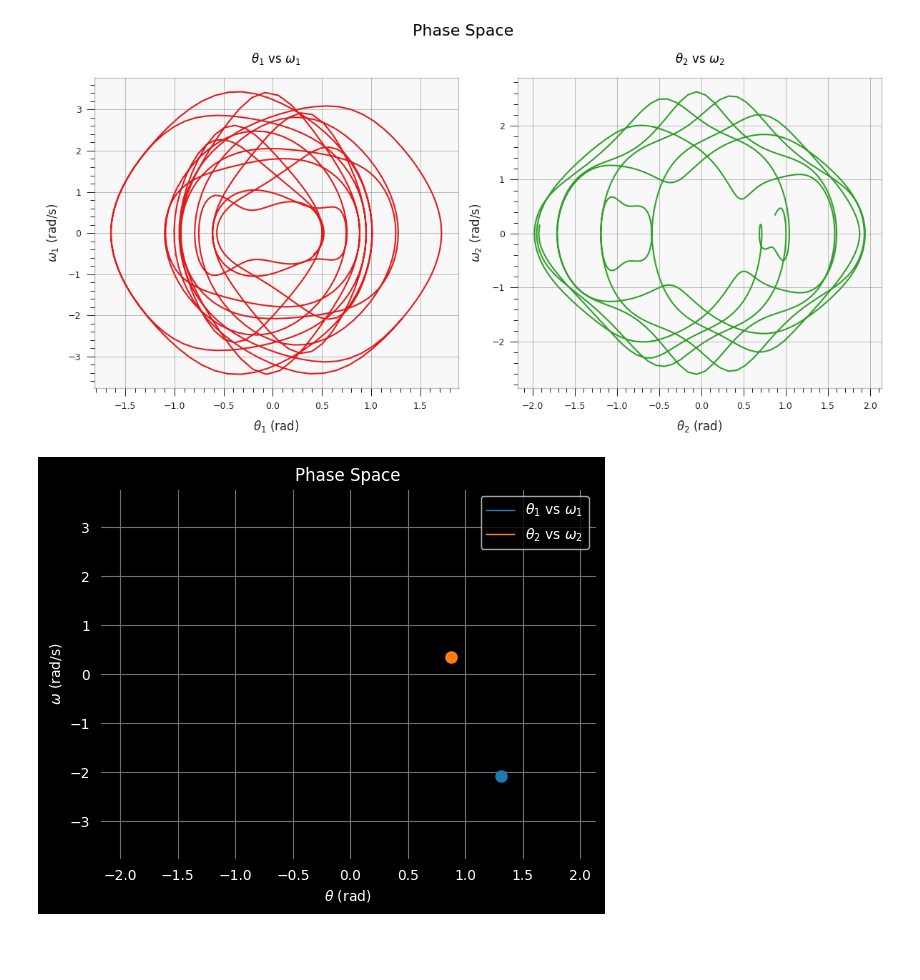
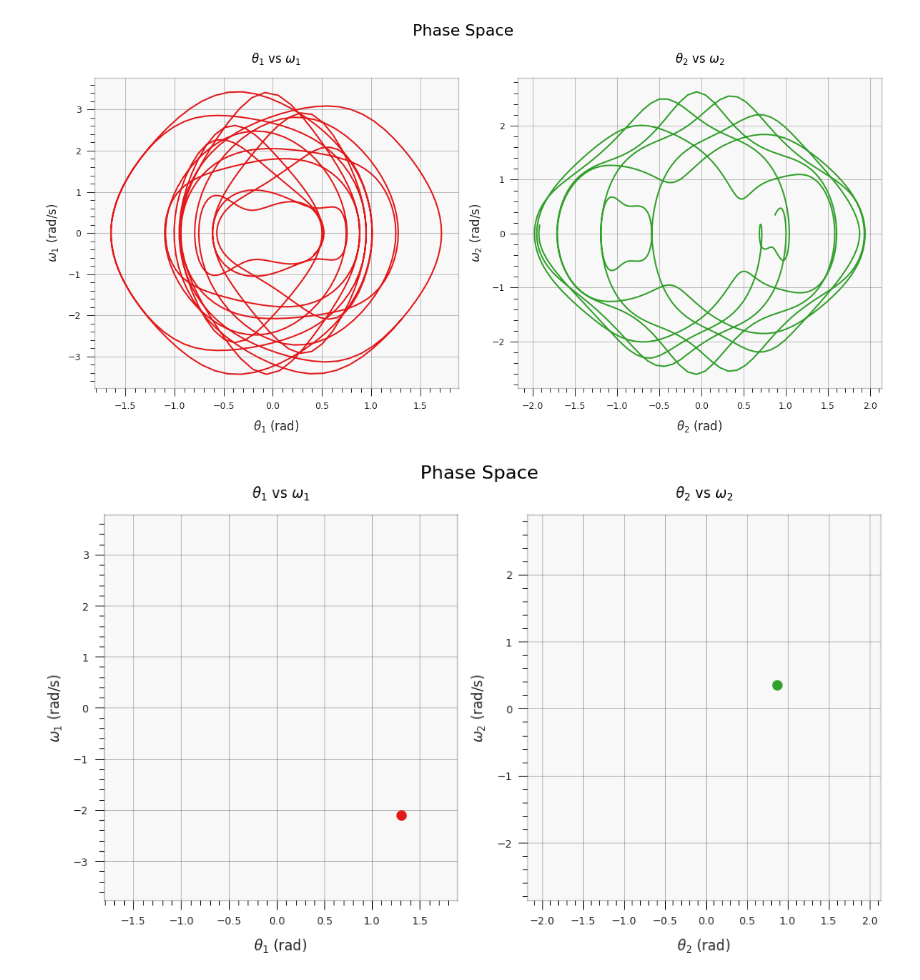
Before and after one commit to Melon-Mao/Python-repository, a Jupyter notebook: Data Analysis/Mechanics/Pendulums/Double Pendulum/double_pendulum.ipynb, the cells around one changed output. Saved outputs shown, nothing was run; the diff lists cells and outputs as text; code cells hidden in the pictures; blank space fills up the shorter version.

```diff
--- a/Data Analysis/Mechanics/Pendulums/Double Pendulum/double_pendulum.ipynb
+++ b/Data Analysis/Mechanics/Pendulums/Double Pendulum/double_pendulum.ipynb
@@ -551,32 +544,40 @@ plt.show()
 # %% [output]
 [figure]
 # %%
-fig, ax = plt.subplots()
-ax.set_title("Phase Space")
+fig, ax = plt.subplots(1, 2, figsize=(12, 6))
+fig.delaxes(fig.axes[0])
+ax1, ax2 = ax.flatten()
 
-phase_curve_1, = ax.plot([], [], lw=1, markersize=8, color="tab:blue", linestyle="-")
-phase_curve_2, = ax.plot([], [], lw=1, markersize=8, color="tab:orange", linestyle="-")
 
-phase_point_1, = ax.plot([], [], lw=1, markersize=8, color="tab:blue", marker="o", linestyle="--")
-phase_point_2, = ax.plot([], [], lw=1, markersize=8, color="tab:orange", marker="o", linestyle="--")
+phase_curve_1, = ax1.plot([], [], lw=1, markersize=8, color="#E31A1C", linestyle="-")
+phase_curve_2, = ax2.plot([], [], lw=1, markersize=8, color="#33A02C", linestyle="-")
 
-ax.set_xlim(1.1 * np.min(np.concatenate((Theta_1, Theta_2))), 1.1 * np.max(np.concatenate((Theta_1, Theta_2))))
-ax.set_ylim(1.1 * np.min(np.concatenate((Omega_1, Omega_2))), 1.1 * np.max(np.concatenate((Omega_1, Omega_2))))
+phase_point_1, = ax1.plot([], [], lw=1, markersize=8, color="#E31A1C", marker="o", linestyle="--")
+phase_point_2, = ax2.plot([], [], lw=1, markersize=8, color="#33A02C", marker="o", linestyle="--")
 
-ax.set_xlabel(r"$\theta$ (rad)")
-ax.set_ylabel(r"$\omega$ (rad/s)")
 
-ax.legend([r"$\theta_1$ vs $\omega_1$", r"$\theta_2$ vs $\omega_2$"])
+ax1.set_title(r"$\theta_1$ vs $\omega_1$")
+ax1.set_xlabel(r"$\theta_1$ (rad)")
+ax1.set_ylabel(r"$\omega_1$ (rad/s)")
+ax1.set_xlim(1.1 * np.min(Theta_1), 1.1 * np.max(Theta_1))
+ax1.set_ylim(1.1 * np.min(Omega_1), 1.1 * np.max(Omega_1))
 
-ax.grid()
+
+ax2.set_title(r"$\theta_2$ vs $\omega_2$")
+ax2.set_xlabel(r"$\theta_2$ (rad)")
+ax2.set_ylabel(r"$\omega_2$ (rad/s)")
+ax2.set_xlim(1.1 * np.min(Theta_2), 1.1 * np.max(Theta_2))
+ax2.set_ylim(1.1 * np.min(Omega_2), 1.1 * np.max(Omega_2))
+
+plt.suptitle("Phase Space", fontsize=16)
 
 def animate(i):
     phase_curve_1.set_data(Theta_1[:i], Omega_1[:i])
     phase_point_1.set_data(Theta_1[i], Omega_1[i])
     phase_curve_2.set_data(Theta_2[:i], Omega_2[:i])
     phase_point_2.set_data(Theta_2[i], Omega_2[i])
 
 ani = animation.FuncAnimation(fig, animate, frames=len(X1), interval=50)
 ani.save("Animations/double_pendulum_phase_space.gif", writer="pillow", fps=25)
 # %% [output]
-[figure, old version]
+[figure, new version]
```
Also changed, not shown: parts of 1 cell of this notebook.
